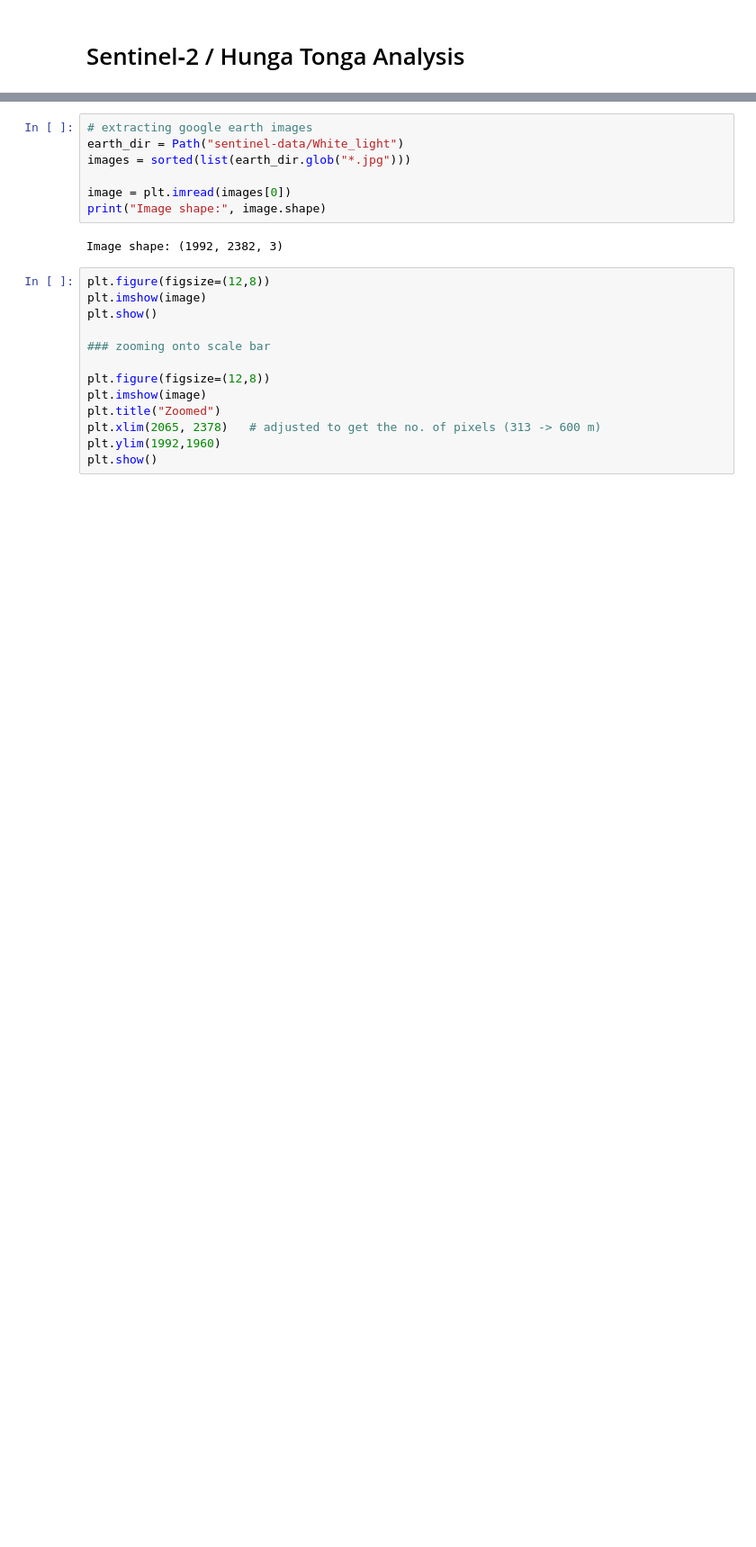
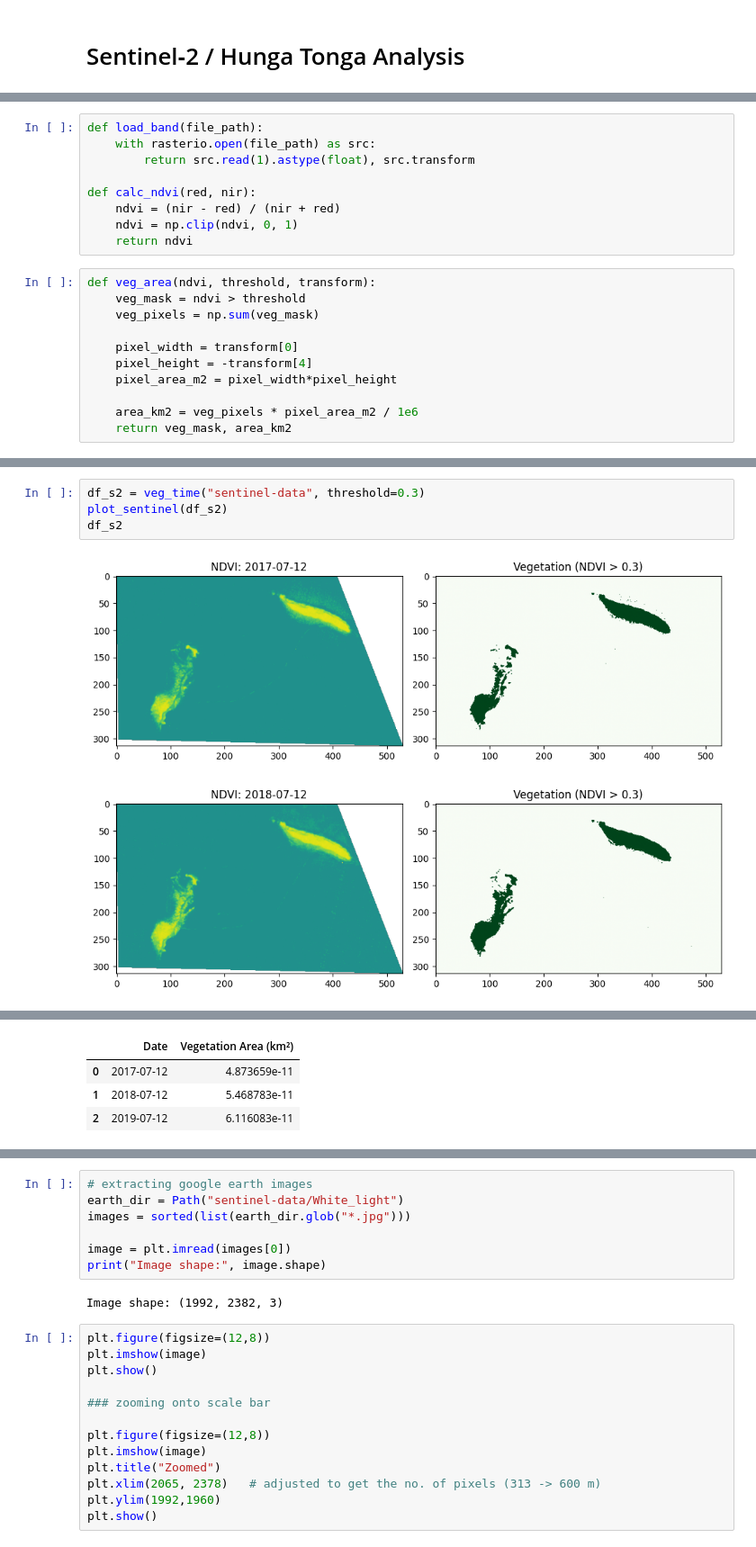
Before and after one commit to RachelOdunuga/optical-detectors-hst-sentinel, a Jupyter notebook: sentinel-assignment.ipynb, the cells around one changed output, grey strips where cells are left out. Shown at 90% size. Drawn from its saved outputs; the diff is of its cells as text; blank space fills up the shorter version.

```diff
--- a/sentinel-assignment.ipynb
+++ b/sentinel-assignment.ipynb
@@ -10,0 +71,20 @@ import os
+# %%
+def load_band(file_path):
+    with rasterio.open(file_path) as src:
+        return src.read(1).astype(float), src.transform
+
+def calc_ndvi(red, nir):
+    ndvi = (nir - red) / (nir + red)
+    ndvi = np.clip(ndvi, 0, 1)
+    return ndvi
+# %%
+def veg_area(ndvi, threshold, transform):
+    veg_mask = ndvi > threshold
+    veg_pixels = np.sum(veg_mask)
+
+    pixel_width = transform[0]
+    pixel_height = -transform[4]
+    pixel_area_m2 = pixel_width*pixel_height
+
+    area_km2 = veg_pixels * pixel_area_m2 / 1e6
+    return veg_mask, area_km2
@@ -10,0 +136,7 @@ import os
+# %%
+df_s2 = veg_time("sentinel-data", threshold=0.3)
+plot_sentinel(df_s2)
+df_s2
+# %% [output]
+[figure, added]
+[figure, added]
@@ -10,0 +145,4 @@ import os
+|  | Date | Vegetation Area (km²) |
+| 0 | 2017-07-12 | 4.873659e-11 |
+| 1 | 2018-07-12 | 5.468783e-11 |
+| 2 | 2019-07-12 | 6.116083e-11 |
```
Also changed, not shown: parts of 14 cells of this notebook.
